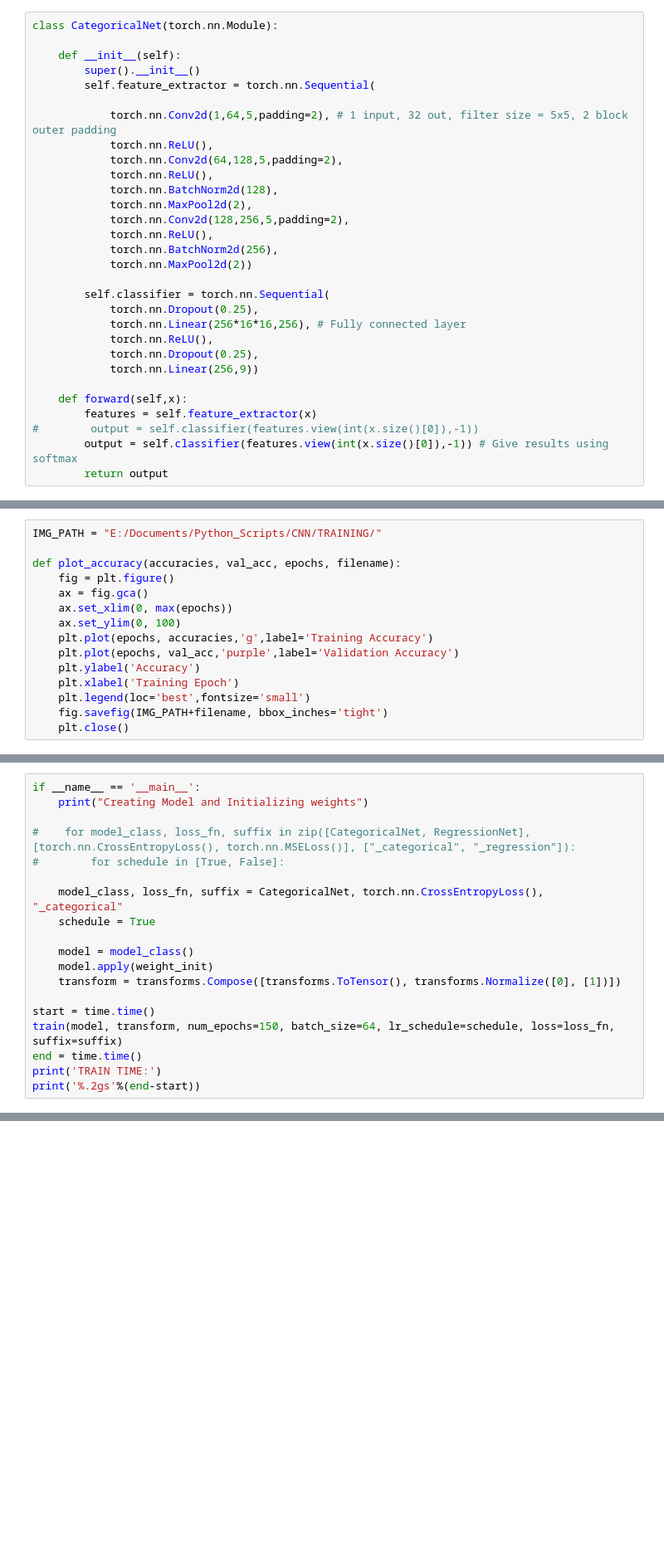
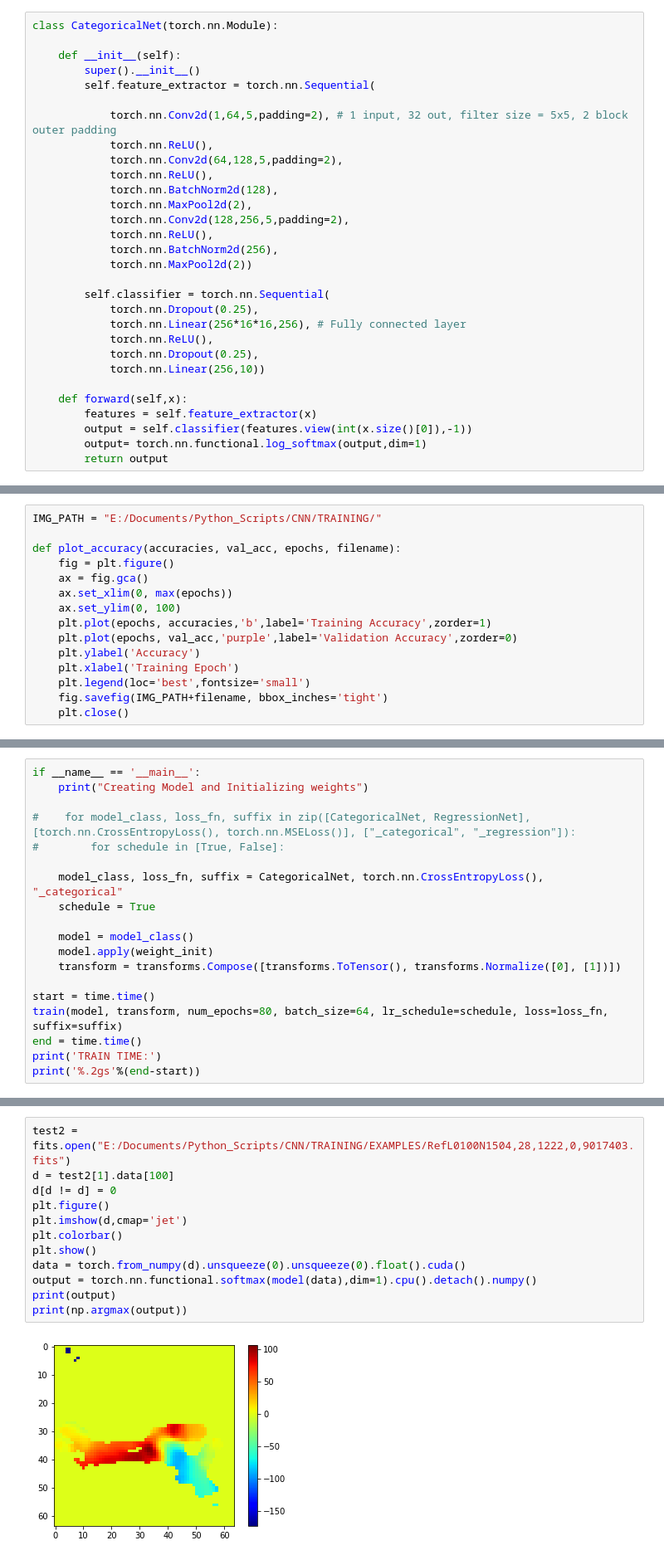
Before and after one commit to SpaceMeerkat/CAE, a Jupyter notebook: CNN + Weighted Sampling.ipynb, the cells around one changed output, grey strips where cells are left out. Shown at 83% size. Drawn from its saved outputs; the diff is of its cells as text; blank space fills up the shorter version.

```diff
--- a/CNN + Weighted Sampling.ipynb
+++ b/CNN + Weighted Sampling.ipynb
@@ -40,12 +43,12 @@ class CategoricalNet(torch.nn.Module):
             torch.nn.Linear(256*16*16,256), # Fully connected layer
             torch.nn.ReLU(),
             torch.nn.Dropout(0.25),
-            torch.nn.Linear(256,9))
+            torch.nn.Linear(256,10))
 
     def forward(self,x):
         features = self.feature_extractor(x)
-#        output = self.classifier(features.view(int(x.size()[0]),-1))
-        output = self.classifier(features.view(int(x.size()[0]),-1)) # Give results using softmax
+        output = self.classifier(features.view(int(x.size()[0]),-1))
+        output= torch.nn.functional.log_softmax(output,dim=1)
         return output
 # %%
 class RegressionNet(torch.nn.Module):
@@ -164,8 +167,8 @@ def plot_accuracy(accuracies, val_acc, epochs, filename):
     ax = fig.gca()
     ax.set_xlim(0, max(epochs))
     ax.set_ylim(0, 100)
-    plt.plot(epochs, accuracies,'g',label='Training Accuracy')
-    plt.plot(epochs, val_acc,'purple',label='Validation Accuracy')
+    plt.plot(epochs, accuracies,'b',label='Training Accuracy',zorder=1)
+    plt.plot(epochs, val_acc,'purple',label='Validation Accuracy',zorder=0)
     plt.ylabel('Accuracy')
     plt.xlabel('Training Epoch')
     plt.legend(loc='best',fontsize='small')
@@ -288,7 +323,7 @@ if __name__ == '__main__':
     transform = transforms.Compose([transforms.ToTensor(), transforms.Normalize([0], [1])])
 
 start = time.time()
-train(model, transform, num_epochs=150, batch_size=64, lr_schedule=schedule, loss=loss_fn, suffix=suffix)
+train(model, transform, num_epochs=80, batch_size=64, lr_schedule=schedule, loss=loss_fn, suffix=suffix)
 end = time.time()
 print('TRAIN TIME:')
 print('%.2gs'%(end-start))
@@ -294,0 +418,14 @@ print('%.2gs'%(end-start))
+# %%
+test2 = fits.open("E:/Documents/Python_Scripts/CNN/TRAINING/EXAMPLES/RefL0100N1504,28,1222,0,9017403.fits")
+d = test2[1].data[100]
+d[d != d] = 0
+plt.figure()
+plt.imshow(d,cmap='jet')
+plt.colorbar()
+plt.show()
+data = torch.from_numpy(d).unsqueeze(0).unsqueeze(0).float().cuda()
+output = torch.nn.functional.softmax(model(data),dim=1).cpu().detach().numpy()
+print(output)
+print(np.argmax(output))
+# %% [output]
+[figure, added]
```
Also changed, not shown: parts of 12 cells of this notebook, 3 other files.
